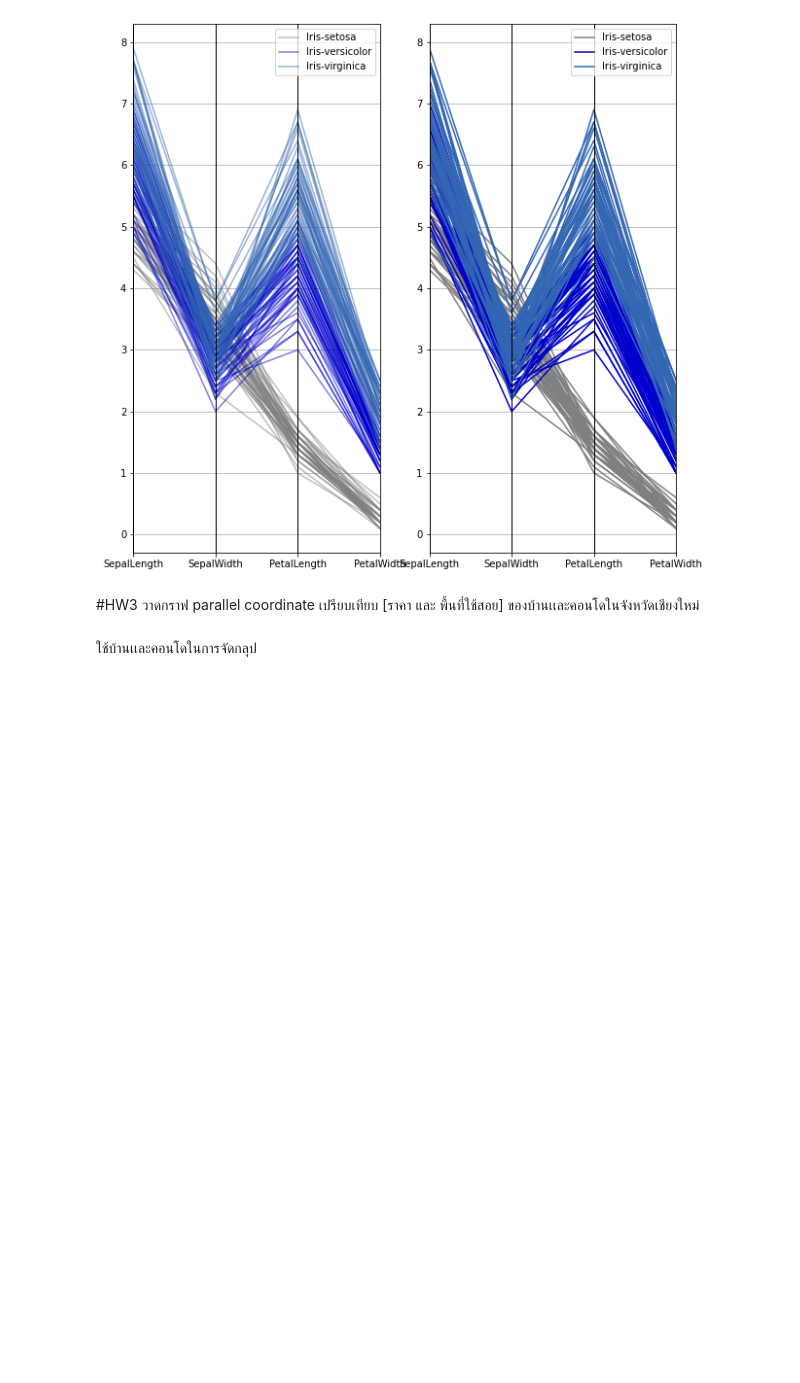
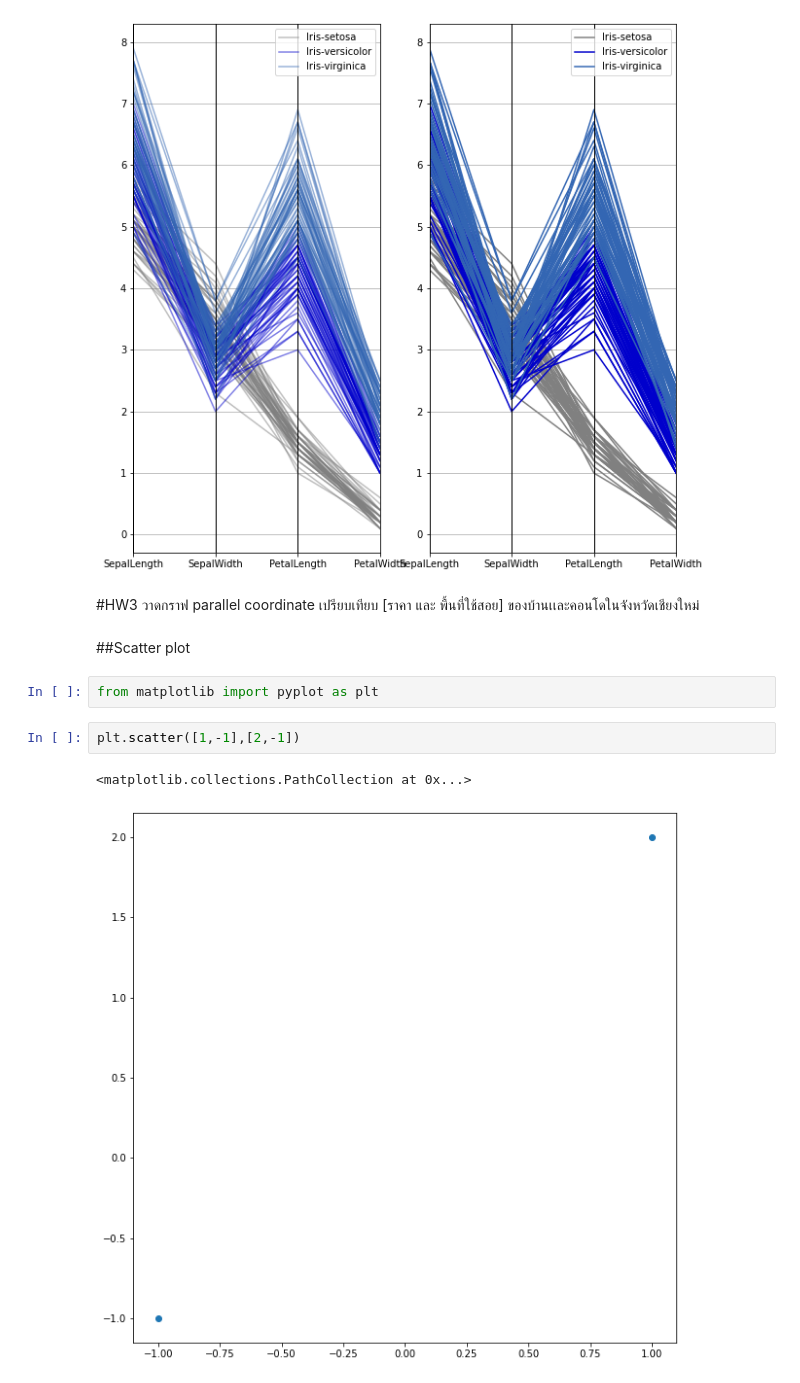
Before and after one commit to sujiraa/BasicProg_DataViz65, a Jupyter notebook: DataViz01_Table_Data.ipynb, the cells around one changed output. Drawn from its saved outputs; the diff is of its cells as text; blank space fills up the shorter version.

Commit message:
Scatter plot and Graph

```diff
--- a/DataViz01_Table_Data.ipynb
+++ b/DataViz01_Table_Data.ipynb
@@ -137,5 +134,12 @@ pd.plotting.parallel_coordinates(df, 'Name', color=[[0.5,0.5,0.5],[0,0,0.8],[0.2
 
 #HW3
 วาดกราฟ parallel coordinate เปรียบเทียบ [ราคา และ พื้นที่ใช้สอย] ของบ้านเเละคอนโดในจังหวัดเชียงใหม่
-# %% [markdown]
-ใช้บ้านเเละคอนโดในการจัดกลุป
+# %% [markdown]
+##Scatter plot
+# %%
+from matplotlib import pyplot as plt
+# %%
+plt.scatter([1,-1],[2,-1])
+# %% [output]
+<matplotlib.collections.PathCollection at 0x...>
+[figure, added]
```
Also changed, not shown: parts of 28 cells of this notebook.
